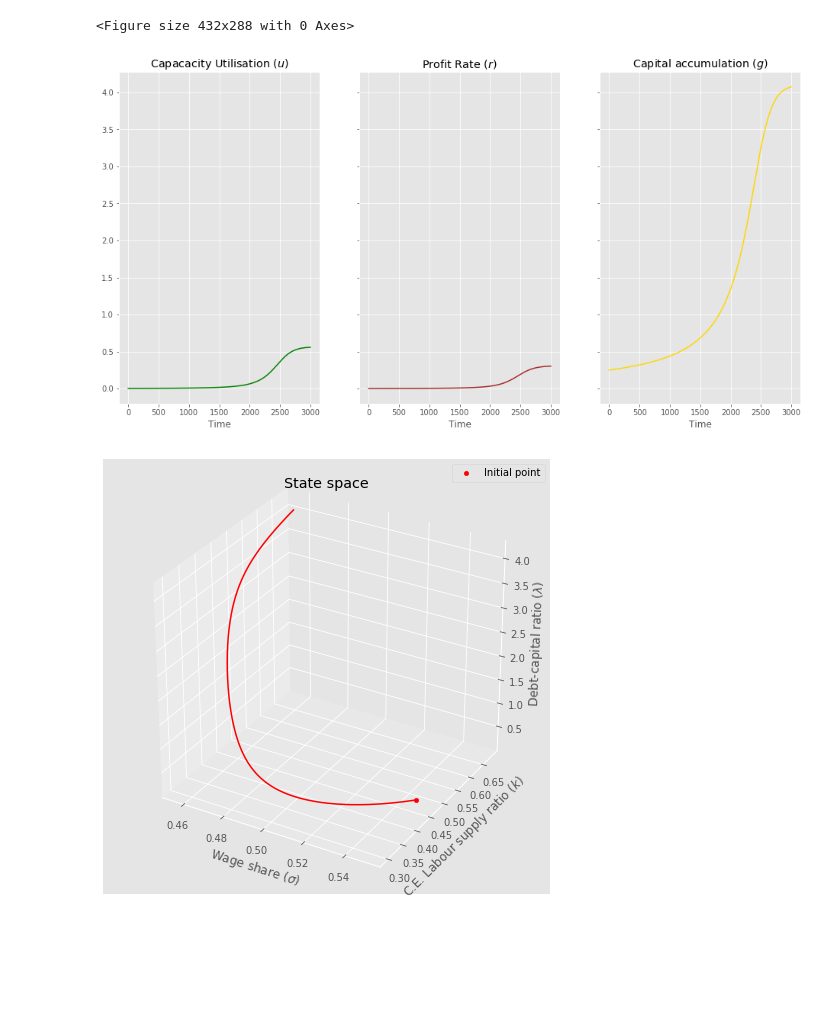
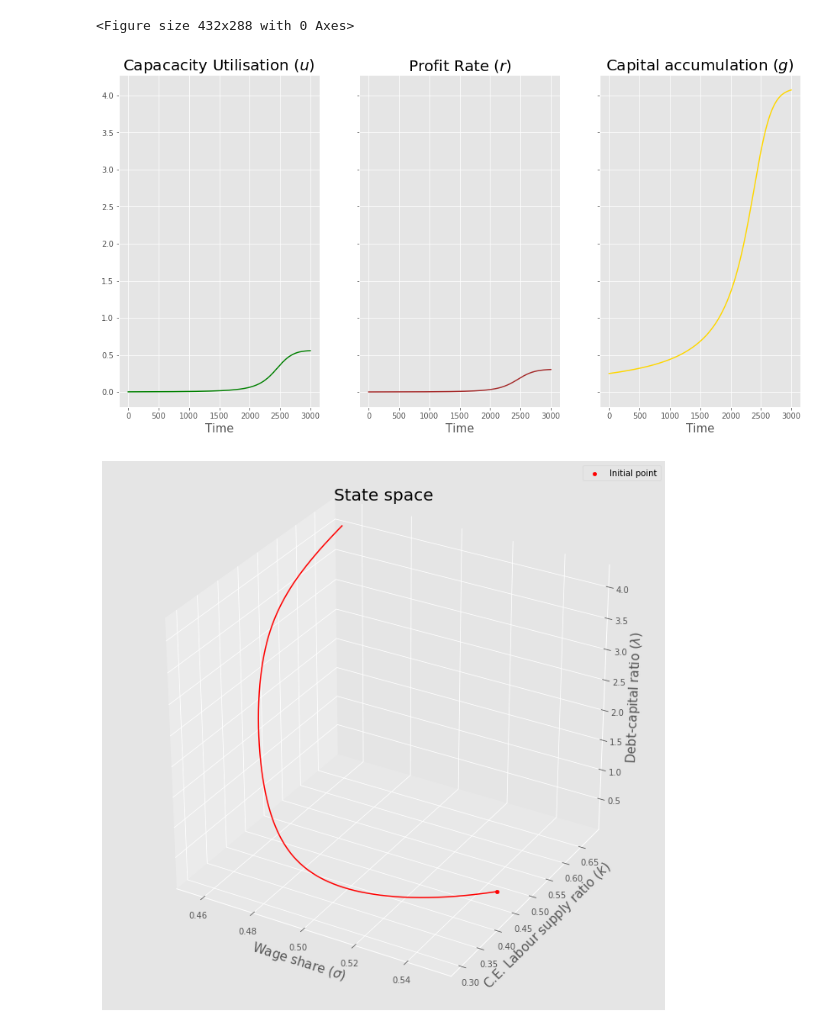
Before and after one commit to moreira-matheus/kalecki, a Jupyter notebook: ribeiro-palludeto/three-variable-model.ipynb, the cells around one changed output. Cells and saved outputs as stored; diff of their text form; code cells hidden in the pictures; blank space fills up the shorter version.

```diff
--- a/ribeiro-palludeto/three-variable-model.ipynb
+++ b/ribeiro-palludeto/three-variable-model.ipynb
@@ -143,34 +143,34 @@ ax[1].plot(range(T),list_r, color='brown')
 ax[2].plot(range(T),list_lamb, color='gold')
 #ax[0].set_ylim([-0.0002, 0.00025])
 
-ax[0].set_title('Capacacity Utilisation ($u$)')
-ax[1].set_title('Profit Rate ($r$)')
-ax[2].set_title('Capital accumulation ($g$)')
-ax[0].set_xlabel('Time')
-ax[1].set_xlabel('Time')
-ax[2].set_xlabel('Time')
+ax[0].set_title('Capacacity Utilisation ($u$)', fontsize=20)
+ax[1].set_title('Profit Rate ($r$)', fontsize=20)
+ax[2].set_title('Capital accumulation ($g$)', fontsize=20)
+ax[0].set_xlabel('Time', fontsize=15)
+ax[1].set_xlabel('Time', fontsize=15)
+ax[2].set_xlabel('Time', fontsize=15)
 plt.show()
 # %% [output]
-[figure, old version]
+[figure, new version]
 # %%
 from mpl_toolkits.mplot3d import Axes3D
 # %%
-fig = plt.figure(figsize=(8,8))
+fig = plt.figure(figsize=(12,12))
 
 ax = fig.add_subplot(111, projection='3d')
 
 ax.plot(xs=list_sigma,ys=list_k,zs=list_lamb, color='red')
 ax.scatter(list_sigma[0],list_k[0],list_lamb[0],marker='o',color='red',alpha=1.0,label='Initial point')
 
-ax.set_title('State space')
-ax.set_xlabel('Wage share ($\sigma$)')
-ax.set_ylabel('C.E. Labour supply ratio ($k$)')
-ax.set_zlabel('Debt-capital ratio ($\lambda$)')
+ax.set_title('State space', fontsize=20)
+ax.set_xlabel('Wage share ($\sigma$)', fontsize=15)
+ax.set_ylabel('C.E. Labour supply ratio ($k$)', fontsize=15)
+ax.set_zlabel('Debt-capital ratio ($\lambda$)', fontsize=15)
 ax.legend()
 
 plt.show()
 # %% [output]
-[figure, old version]
+[figure, new version]
 # %%
 fig, ax = plt.subplots(figsize=(8,8))
 
```
Also changed, not shown: parts of 3 cells of this notebook, 1 other file.
